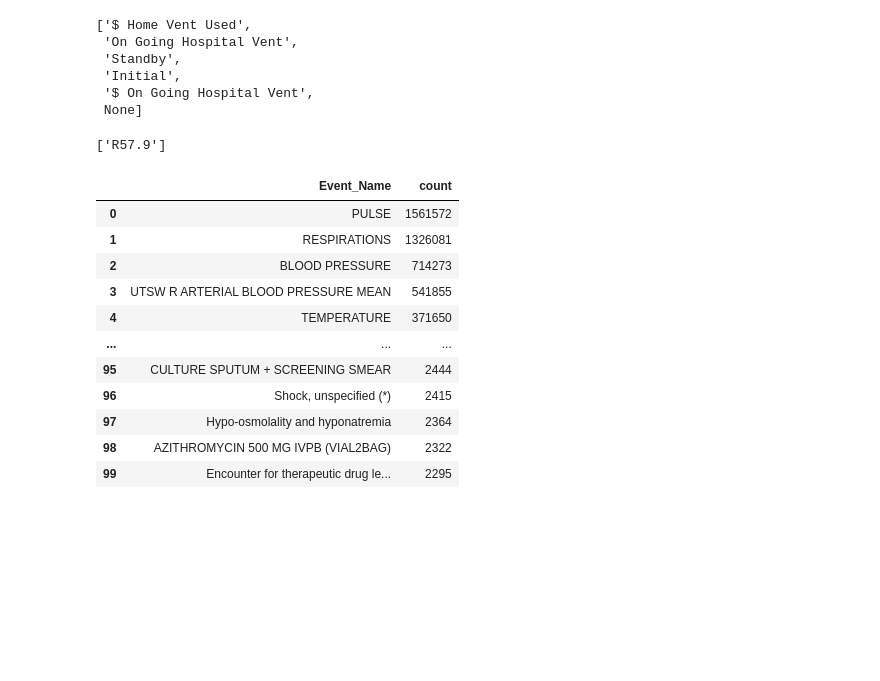
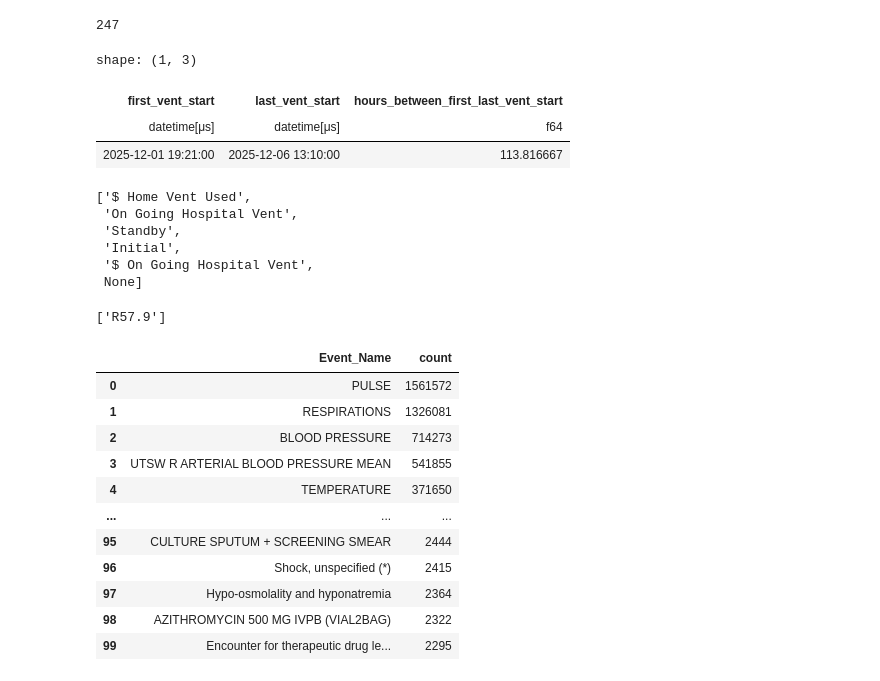
Before and after one commit to UTSW-CIC/Sepsis-Analysis, a Jupyter notebook: notebooks/16_Vent_Exploration.ipynb, the cells around one changed output. Drawn from its saved outputs; the diff is of its cells as text; code cells hidden in the pictures; blank space fills up the shorter version.

```diff
--- a/notebooks/16_Vent_Exploration.ipynb
+++ b/notebooks/16_Vent_Exploration.ipynb
@@ -43,3 +94,24 @@ NameError: name 'load_df' is not defined
+# %%
+df_all_vent.join(
+    encounters_with_noventstartend,
+	on="EncounterEpicCsn",
+	how="inner"
+).filter(pl.col("vent_start_flag")==1)['EncounterEpicCsn'].n_unique()
+# %% [output]
+247
+# %%
+df_all_vent.filter(
+    pl.col("EncounterEpicCsn") == 740065686
+).filter(pl.col("vent_start_flag")==1).select(
+    pl.col("Event_DateTime").min().alias("first_vent_start"),
+    pl.col("Event_DateTime").max().alias("last_vent_start"),
+	(pl.col("Event_DateTime").max()-pl.col("Event_DateTime").min()).dt.total_hours(fractional=True).alias("hours_between_first_last_vent_start")
+)
+# %% [output]
+shape: (1, 3)
+| first_vent_start | last_vent_start | hours_between_first_last_vent_start |
+| datetime[μs] | datetime[μs] | f64 |
+| 2025-12-01 19:21:00 | 2025-12-06 13:10:00 | 113.816667 |
 # %%
 df_all.filter(
 	pl.col("Event_Grouper") == "Vent On/Off"
```
Also changed, not shown: parts of 12 cells of this notebook, 53 other files.
